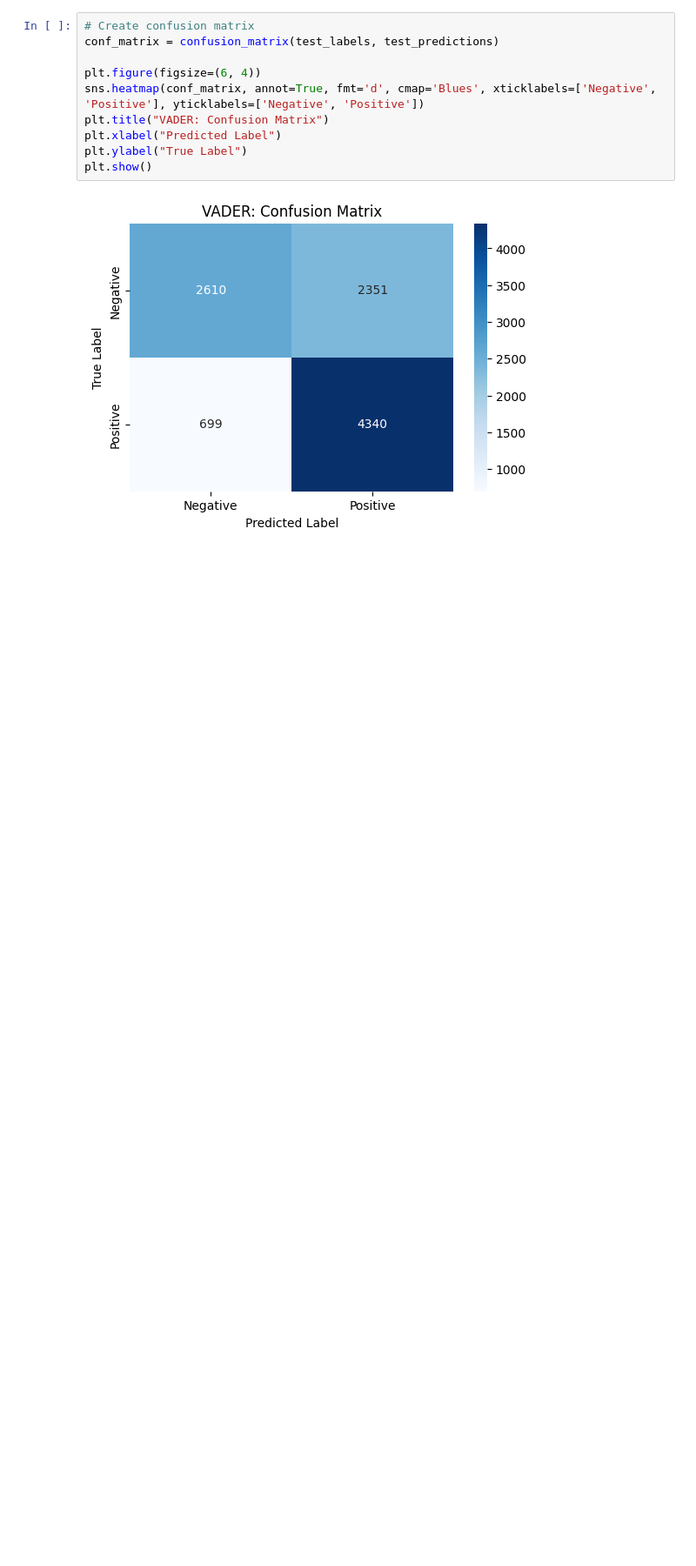
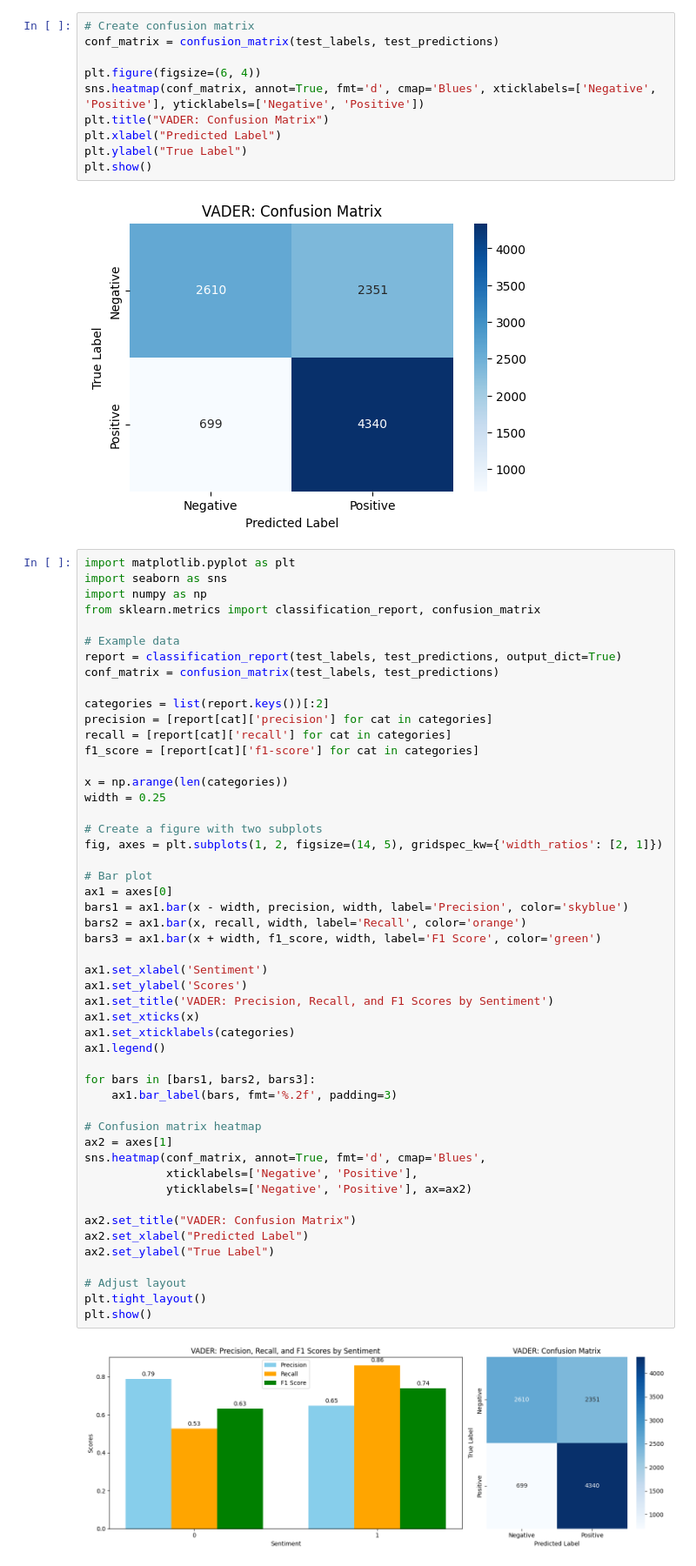
Before and after one commit to njdimmer/Projektarbeit, a Jupyter notebook: notebooks/vader_modified.ipynb, the cells around one changed output. Shown: that part at 87% size. Cells and saved outputs as stored; diff of their text form; blank space fills up the shorter version.

```diff
--- a/notebooks/vader_modified.ipynb
+++ b/notebooks/vader_modified.ipynb
@@ -132,3 +132,55 @@ plt.ylabel("True Label")
 plt.show()
 # %% [output]
 [figure]
+# %%
+import matplotlib.pyplot as plt
+import seaborn as sns
+import numpy as np
+from sklearn.metrics import classification_report, confusion_matrix
+
+# Example data
+report = classification_report(test_labels, test_predictions, output_dict=True)
+conf_matrix = confusion_matrix(test_labels, test_predictions)
+
+categories = list(report.keys())[:2]
+precision = [report[cat]['precision'] for cat in categories]
+recall = [report[cat]['recall'] for cat in categories]
+f1_score = [report[cat]['f1-score'] for cat in categories]
+
+x = np.arange(len(categories))
+width = 0.25
+
+# Create a figure with two subplots
+fig, axes = plt.subplots(1, 2, figsize=(14, 5), gridspec_kw={'width_ratios': [2, 1]})
+
+# Bar plot
+ax1 = axes[0]
+bars1 = ax1.bar(x - width, precision, width, label='Precision', color='skyblue')
+bars2 = ax1.bar(x, recall, width, label='Recall', color='orange')
+bars3 = ax1.bar(x + width, f1_score, width, label='F1 Score', color='green')
+
+ax1.set_xlabel('Sentiment')
+ax1.set_ylabel('Scores')
+ax1.set_title('VADER: Precision, Recall, and F1 Scores by Sentiment')
+ax1.set_xticks(x)
+ax1.set_xticklabels(categories)
+ax1.legend()
+
+for bars in [bars1, bars2, bars3]:
+    ax1.bar_label(bars, fmt='%.2f', padding=3)
+
+# Confusion matrix heatmap
+ax2 = axes[1]
+sns.heatmap(conf_matrix, annot=True, fmt='d', cmap='Blues',
+            xticklabels=['Negative', 'Positive'],
+            yticklabels=['Negative', 'Positive'], ax=ax2)
+
+ax2.set_title("VADER: Confusion Matrix")
+ax2.set_xlabel("Predicted Label")
+ax2.set_ylabel("True Label")
+
+# Adjust layout
+plt.tight_layout()
+plt.show()
+# %% [output]
+[figure, added]
```
Also changed, not shown: 9 other files.
